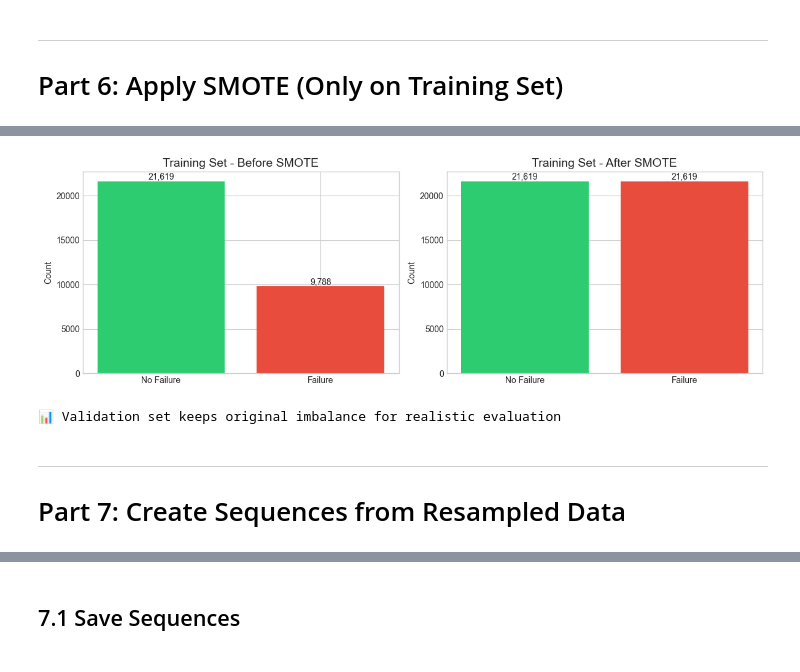
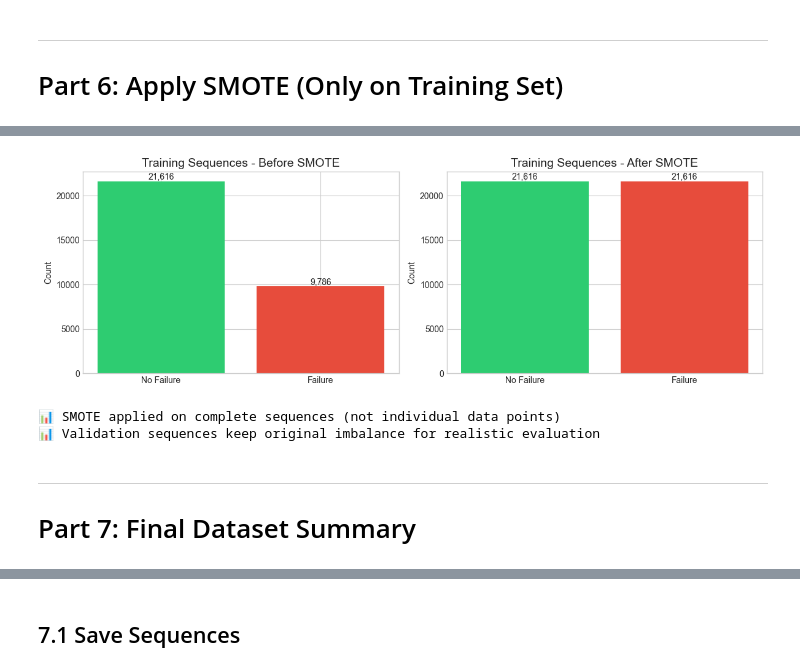
Before and after one commit to mahesa005/predictive-maintenance, a Jupyter notebook: notebooks/train_lstm_optimized.ipynb, the cells around one changed output, grey strips where cells are left out. Cells and saved outputs as stored; diff of their text form; code cells hidden in the pictures.

Commit message:
fix: SMOTE creates new sequence by interpolaton

```diff
--- a/notebooks/train_lstm_optimized.ipynb
+++ b/notebooks/train_lstm_optimized.ipynb
@@ -357,19 +357,22 @@ if 'Resolved Duration (minutes)' in df.columns:
     duration_str = df['Resolved Duration (minutes)'].astype(str)
 
     # Remove dots (thousands separators) and replace commas with dots (decimal separators)
-    # Example: "8.713,37" -> "8713.37" and "33,12" -> "33.12"
     duration_cleaned = duration_str.str.replace('.', '', regex=False).str.replace(',', '.', regex=False)
 
     # Convert to numeric
     df['Resolved Duration (minutes)'] = pd.to_numeric(duration_cleaned, errors='coerce')
 
-    # Fill NaN with median instead of 0
-    median_val = df['Resolved Duration (minutes)'].median()
+    # Replace negative values with NaN (they're invalid for duration)
+    df.loc[df['Resolved Duration (minutes)'] < 0, 'Resolved Duration (minutes)'] = np.nan
+
+    # Fill NaN (including former negative values) with median of valid values
+    valid_values = df['Resolved Duration (minutes)'].dropna()
+    median_val = valid_values.median()
     missing_count = df['Resolved Duration (minutes)'].isnull().sum()
     df['Resolved Duration (minutes)'] = df['Resolved Duration (minutes)'].fillna(median_val)
 
     print(f"Resolved Duration stats:")
-    print(f"  Filled {missing_count} missing values with median: {median_val:.2f}")
+    print(f"  Filled {missing_count} missing/invalid values with median: {median_val:.2f}")
     print(df['Resolved Duration (minutes)'].describe())
 # %% [output]
 Resolved Duration stats:
@@ -611,3 +603,16 @@ Train class distribution (imbalanced):
 Val class distribution (imbalanced - kept original):
   Class 0: 5,405 (68.8%)
   Class 1: 2,447 (31.2%)
+# %%
+# Create sequences AFTER split, BEFORE SMOTE
+print("Creating sequences from train/val splits...")
+
+X_train_seq, y_train_seq = create_sequences(X_train, y_train, SEQUENCE_LENGTH)
+X_val_seq, y_val_seq = create_sequences(X_val, y_val, SEQUENCE_LENGTH)
+
+print(f"\n✅ Sequences created:")
+print(f"  Training sequences:   {X_train_seq.shape} -> {len(y_train_seq):,} samples")
+print(f"  Validation sequences: {X_val_seq.shape} -> {len(y_val_seq):,} samples")
+print(f"\nTrain sequence class distribution (before SMOTE):")
+print(f"  Class 0: {np.sum(y_train_seq == 0):,} ({np.sum(y_train_seq == 0)/len(y_train_seq)*100:.1f}%)")
+print(f"  Class 1: {np.sum(y_train_seq == 1):,} ({np.sum(y_train_seq == 1)/len(y_train_seq)*100:.1f}%)")
@@ -652,31 +689,33 @@ After SMOTE (Training Set):
 # %%
-# Visualize before vs after SMOTE (Training Set Only)
+# Visualize before vs after SMOTE (Training Sequences)
 fig, axes = plt.subplots(1, 2, figsize=(12, 4))
 
 # Before SMOTE (Training)
-before_counts = [np.sum(y_train == 0), np.sum(y_train == 1)]
+before_counts = [np.sum(y_train_seq == 0), np.sum(y_train_seq == 1)]
 axes[0].bar(['No Failure', 'Failure'], before_counts, color=['#2ecc71', '#e74c3c'])
-axes[0].set_title('Training Set - Before SMOTE', fontsize=14)
+axes[0].set_title('Training Sequences - Before SMOTE', fontsize=14)
 axes[0].set_ylabel('Count')
 for i, v in enumerate(before_counts):
     axes[0].text(i, v + 200, f'{v:,}', ha='center')
 
 # After SMOTE (Training)
 after_counts = [np.sum(y_train_resampled == 0), np.sum(y_train_resampled == 1)]
 axes[1].bar(['No Failure', 'Failure'], after_counts, color=['#2ecc71', '#e74c3c'])
-axes[1].set_title('Training Set - After SMOTE', fontsize=14)
+axes[1].set_title('Training Sequences - After SMOTE', fontsize=14)
 axes[1].set_ylabel('Count')
 for i, v in enumerate(after_counts):
     axes[1].text(i, v + 200, f'{v:,}', ha='center')
 
 plt.tight_layout()
 plt.show()
 
-print(f"\n📊 Validation set keeps original imbalance for realistic evaluation")
+print(f"\n📊 SMOTE applied on complete sequences (not individual data points)")
+print(f"📊 Validation sequences keep original imbalance for realistic evaluation")
 # %% [output]
-[figure, old version]
+[figure, new version]
-📊 Validation set keeps original imbalance for realistic evaluation
+📊 SMOTE applied on complete sequences (not individual data points)
+📊 Validation sequences keep original imbalance for realistic evaluation
-# %% [markdown]
----
-# Part 7: Create Sequences from Resampled Data
+# %% [markdown]
+---
+# Part 7: Final Dataset Summary
 # %%
```
Also changed, not shown: parts of 13 cells of this notebook, 1 other file.
